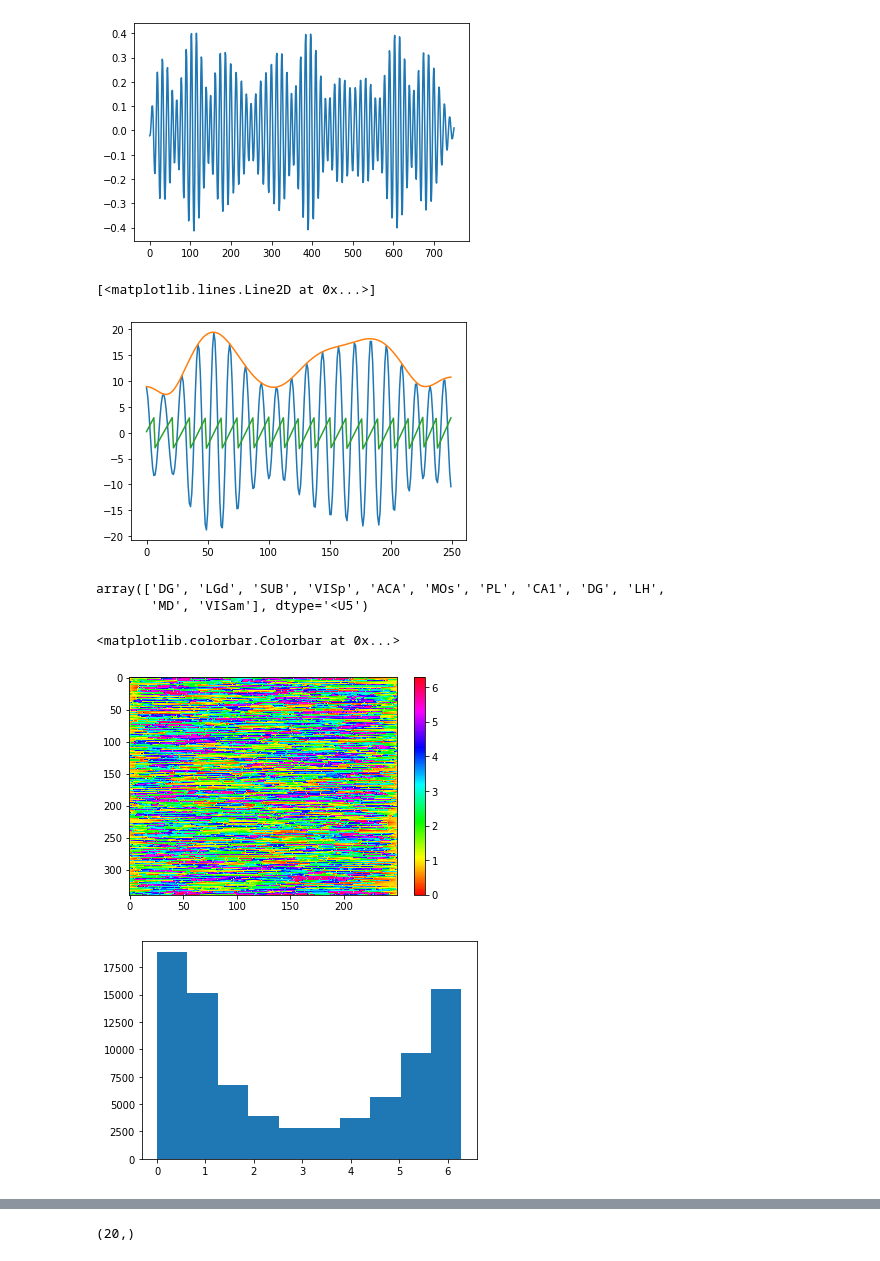
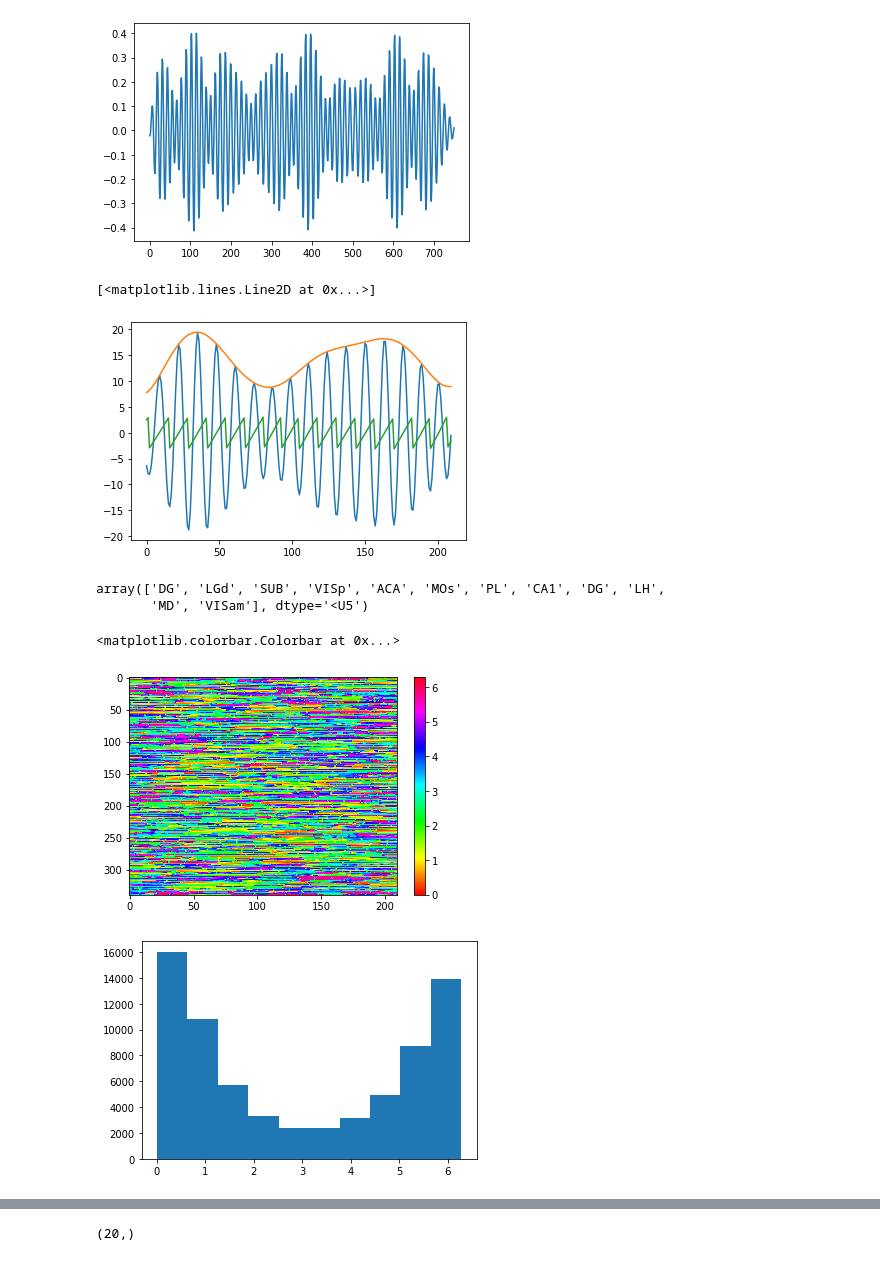
Before and after one commit to kayteeflick/nma_cn_flow_state, a Jupyter notebook: phase_relationships.ipynb, the cells around one changed output, grey strips where cells are left out. Drawn from its saved outputs; the diff is of its cells as text; code cells hidden in the pictures.

```diff
--- a/phase_relationships.ipynb
+++ b/phase_relationships.ipynb
@@ -190,14 +190,14 @@ import scipy.signal as ss
 # %%
 hilb_data = ss.hilbert(filt_data)
 # %%
-hilb_data = hilb_data[:,:,250:500]
+hilb_data = hilb_data[:,:,270:480]
 # %%
-plt.plot(filt_data[0,0,250:500])
+plt.plot(filt_data[0,0,270:480])
 plt.plot(np.abs(hilb_data[0,0]))
 plt.plot(np.angle(hilb_data[0,0]))
 # %% [output]
 [<matplotlib.lines.Line2D at 0x...>]
-[figure, old version]
+[figure, new version]
 # %%
 sess = 11
 np.array(dat_LFP[sess]['brain_area_lfp'])
@@ -214,11 +214,11 @@ plt.imshow(((np.angle(hilb_data[ind[0]]) - np.angle(hilb_data[ind[1]]) + 2*np.pi
 plt.colorbar()
 # %% [output]
 <matplotlib.colorbar.Colorbar at 0x...>
-[figure, old version]
+[figure, new version]
 # %%
 _ = plt.hist(((np.angle(hilb_data[ind[0]]) - np.angle(hilb_data[ind[1]]) + 2*np.pi) % 2*np.pi).reshape((-1)))
 # %% [output]
-[figure, old version]
+[figure, new version]
 # %%
 hilb_data.shape
 # %% [output]
```
Also changed, not shown: parts of 14 cells of this notebook.
